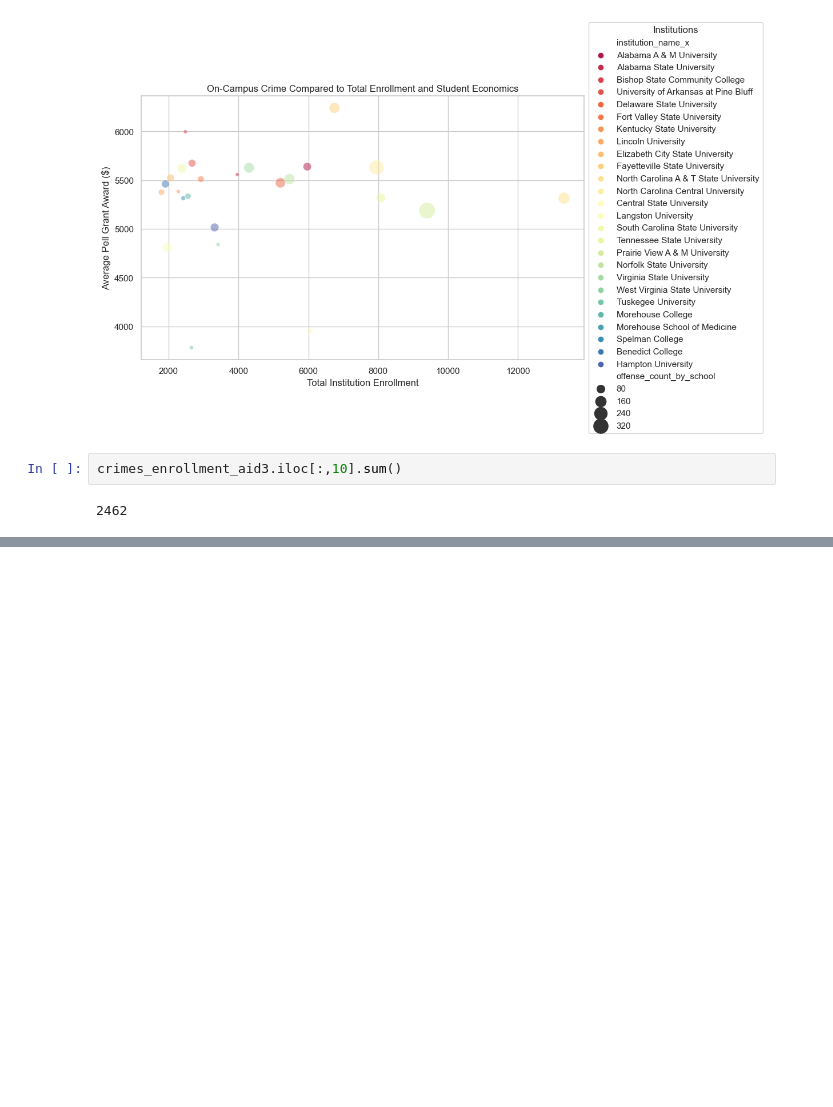
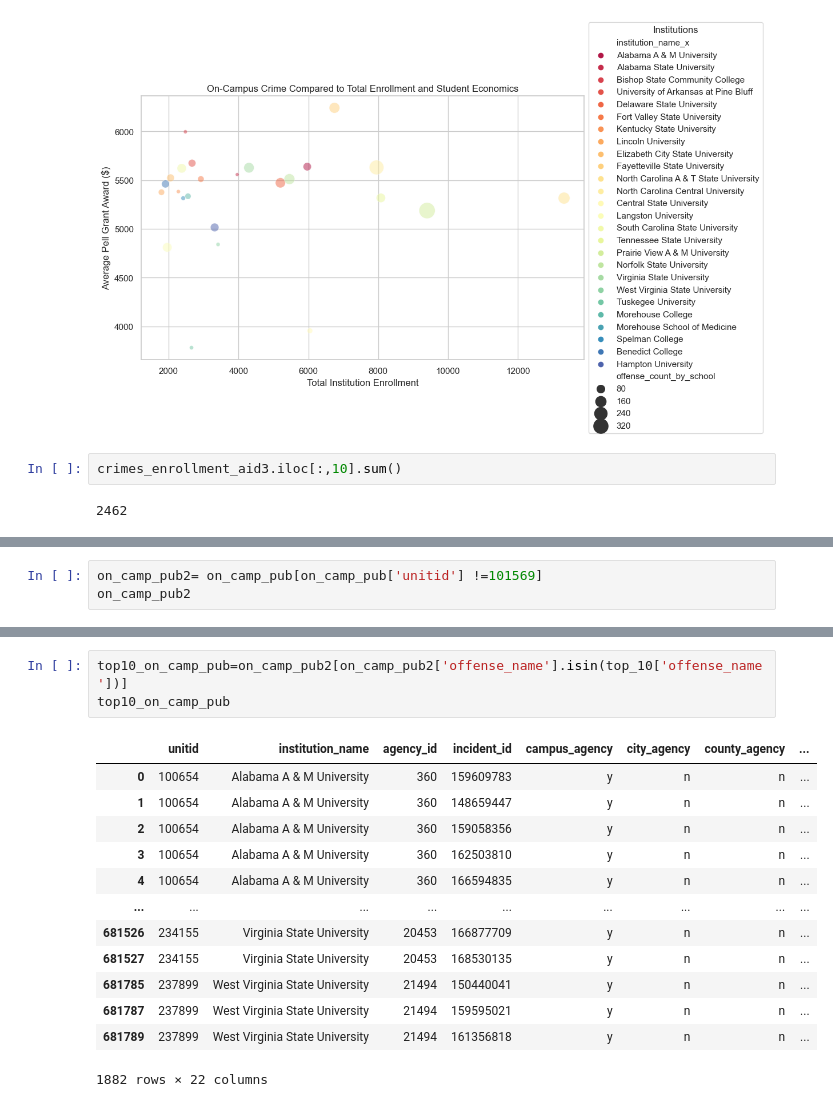
Before and after one commit to mhm516/HBCU_Analysis_Capstone, a Jupyter notebook: notebook/crime_analysis.ipynb, the cells around one changed output, grey strips where cells are left out. Saved outputs shown, nothing was run; the diff lists cells and outputs as text; blank space fills up the shorter version.

```diff
--- a/notebook/crime_analysis.ipynb
+++ b/notebook/crime_analysis.ipynb
@@ -662,0 +812,3 @@ crimes_enrollment_aid3.iloc[:,10].sum()
+# %%
+on_camp_pub2= on_camp_pub[on_camp_pub['unitid'] !=101569]
+on_camp_pub2
@@ -662,0 +829,17 @@ crimes_enrollment_aid3.iloc[:,10].sum()
+# %%
+top10_on_camp_pub=on_camp_pub2[on_camp_pub2['offense_name'].isin(top_10['offense_name'])]
+top10_on_camp_pub
+# %% [output]
+|  | unitid | institution_name | agency_id | incident_id | campus_agency | city_agency | county_agency | ... |
+| 0 | 100654 | Alabama A & M University | 360 | 159609783 | y | n | n | ... |
+| 1 | 100654 | Alabama A & M University | 360 | 148659447 | y | n | n | ... |
+| 2 | 100654 | Alabama A & M University | 360 | 159058356 | y | n | n | ... |
+| 3 | 100654 | Alabama A & M University | 360 | 162503810 | y | n | n | ... |
+| 4 | 100654 | Alabama A & M University | 360 | 166594835 | y | n | n | ... |
+| ... | ... | ... | ... | ... | ... | ... | ... | ... |
+| 681526 | 234155 | Virginia State University | 20453 | 166877709 | y | n | n | ... |
+| 681527 | 234155 | Virginia State University | 20453 | 168530135 | y | n | n | ... |
+| 681785 | 237899 | West Virginia State University | 21494 | 150440041 | y | n | n | ... |
+| 681787 | 237899 | West Virginia State University | 21494 | 159595021 | y | n | n | ... |
+| 681789 | 237899 | West Virginia State University | 21494 | 161356818 | y | n | n | ... |
+1882 rows × 22 columns
```
Also changed, not shown: parts of 13 cells of this notebook.
